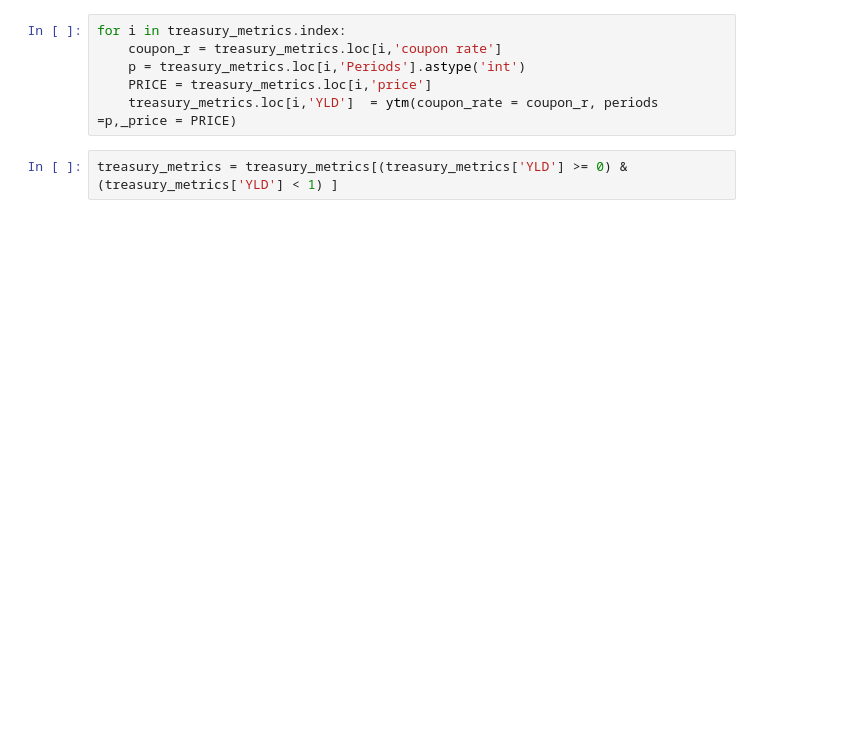
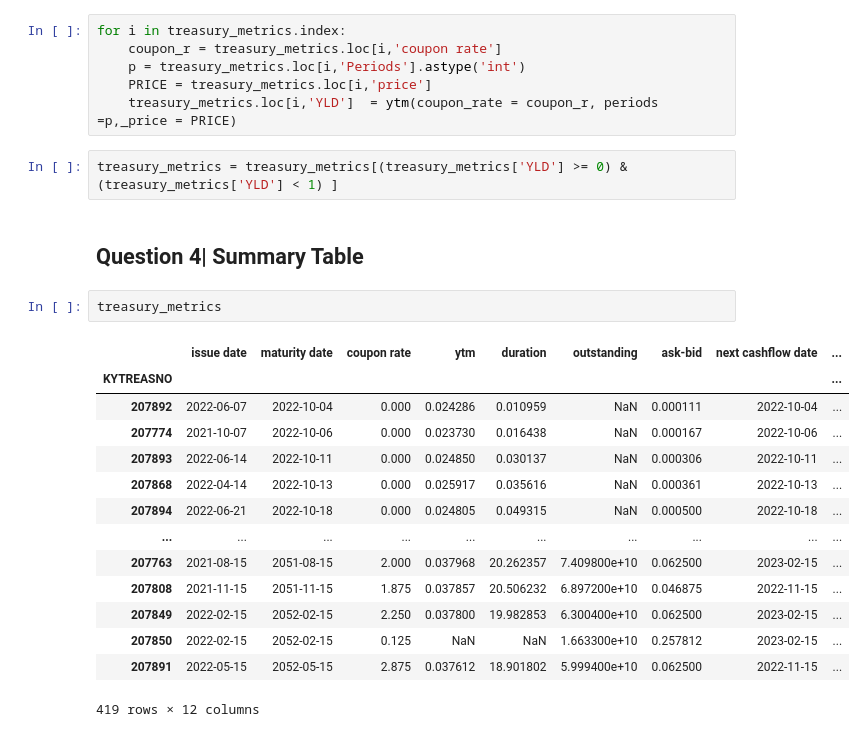
Before and after one commit to dcstein22/Fixed_Income, a Jupyter notebook: hw_1.ipynb, the cells around one changed output. Cells and saved outputs as stored; diff of their text form; blank space fills up the shorter version.

```diff
--- a/hw_1.ipynb
+++ b/hw_1.ipynb
@@ -119,3 +113,22 @@ for i in treasury_metrics.index:
     treasury_metrics.loc[i,'YLD']  = ytm(coupon_rate = coupon_r, periods =p,_price = PRICE)
 # %%
 treasury_metrics = treasury_metrics[(treasury_metrics['YLD'] >= 0) & (treasury_metrics['YLD'] < 1) ]
+# %% [markdown]
+## Question 4| Summary Table
+# %%
+treasury_metrics
+# %% [output]
+|  | issue date | maturity date | coupon rate | ytm | duration | outstanding | ask-bid | next cashflow date | ... |
+| KYTREASNO |  |  |  |  |  |  |  |  | ... |
+| 207892 | 2022-06-07 | 2022-10-04 | 0.000 | 0.024286 | 0.010959 | NaN | 0.000111 | 2022-10-04 | ... |
+| 207774 | 2021-10-07 | 2022-10-06 | 0.000 | 0.023730 | 0.016438 | NaN | 0.000167 | 2022-10-06 | ... |
+| 207893 | 2022-06-14 | 2022-10-11 | 0.000 | 0.024850 | 0.030137 | NaN | 0.000306 | 2022-10-11 | ... |
+| 207868 | 2022-04-14 | 2022-10-13 | 0.000 | 0.025917 | 0.035616 | NaN | 0.000361 | 2022-10-13 | ... |
+| 207894 | 2022-06-21 | 2022-10-18 | 0.000 | 0.024805 | 0.049315 | NaN | 0.000500 | 2022-10-18 | ... |
+| ... | ... | ... | ... | ... | ... | ... | ... | ... | ... |
+| 207763 | 2021-08-15 | 2051-08-15 | 2.000 | 0.037968 | 20.262357 | 7.409800e+10 | 0.062500 | 2023-02-15 | ... |
+| 207808 | 2021-11-15 | 2051-11-15 | 1.875 | 0.037857 | 20.506232 | 6.897200e+10 | 0.046875 | 2022-11-15 | ... |
+| 207849 | 2022-02-15 | 2052-02-15 | 2.250 | 0.037800 | 19.982853 | 6.300400e+10 | 0.062500 | 2023-02-15 | ... |
+| 207850 | 2022-02-15 | 2052-02-15 | 0.125 | NaN | NaN | 1.663300e+10 | 0.257812 | 2023-02-15 | ... |
+| 207891 | 2022-05-15 | 2052-05-15 | 2.875 | 0.037612 | 18.901802 | 5.999400e+10 | 0.062500 | 2022-11-15 | ... |
+419 rows × 12 columns
```
Also changed, not shown: parts of 15 cells of this notebook.
